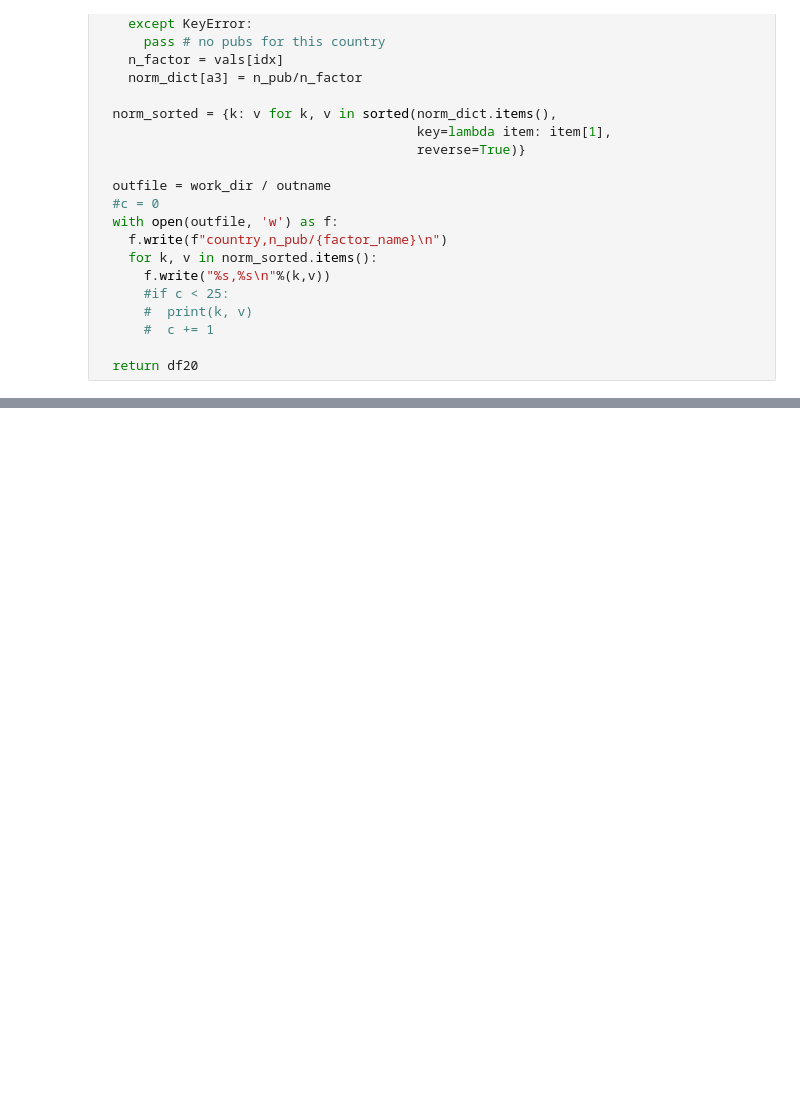
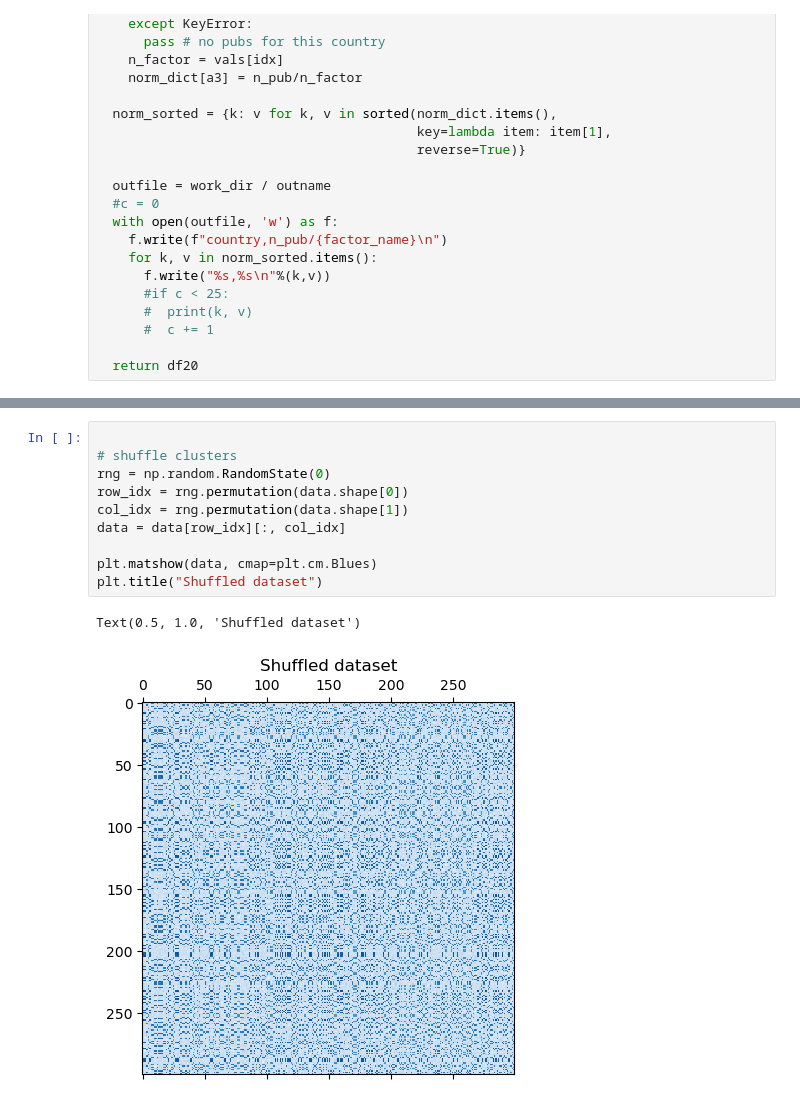
Before and after one commit to ShiuLab/plant_sci_hist, a Jupyter notebook: 7_countries/script_7_5_country_over_time.ipynb, the cells around one changed output, grey strips where cells are left out. Cells and saved outputs as stored; diff of their text form; blank space fills up the shorter version.

```diff
--- a/7_countries/script_7_5_country_over_time.ipynb
+++ b/7_countries/script_7_5_country_over_time.ipynb
@@ -613,0 +744,13 @@ def get_df20(fname, indicator, twn_val, cn_dict_sorted, outname, factor_name):
+# %%
+
+# shuffle clusters
+rng = np.random.RandomState(0)
+row_idx = rng.permutation(data.shape[0])
+col_idx = rng.permutation(data.shape[1])
+data = data[row_idx][:, col_idx]
+
+plt.matshow(data, cmap=plt.cm.Blues)
+plt.title("Shuffled dataset")
+# %% [output]
+Text(0.5, 1.0, 'Shuffled dataset')
+[figure, added]
```
Also changed, not shown: parts of 19 cells of this notebook, 1 other file.
